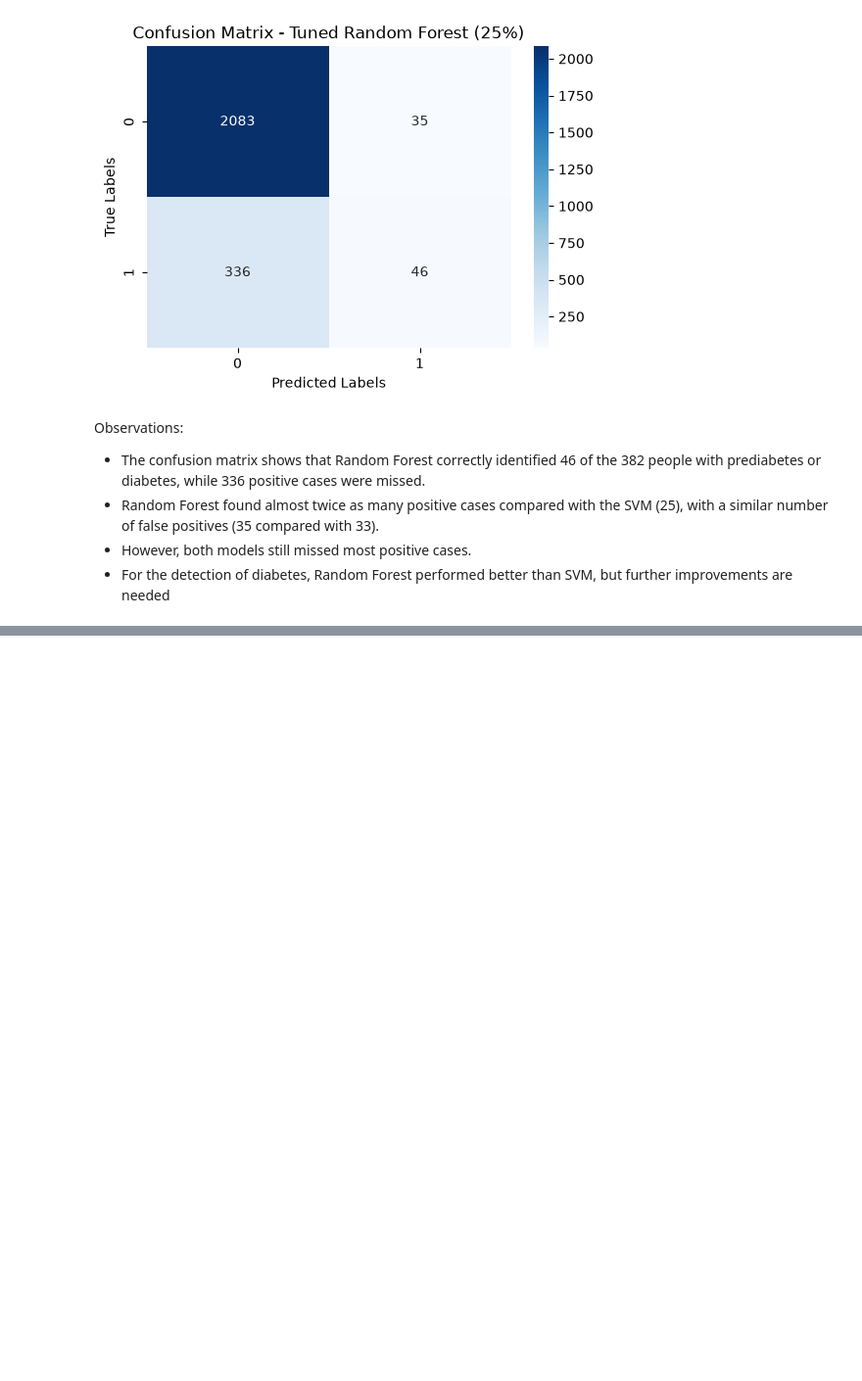
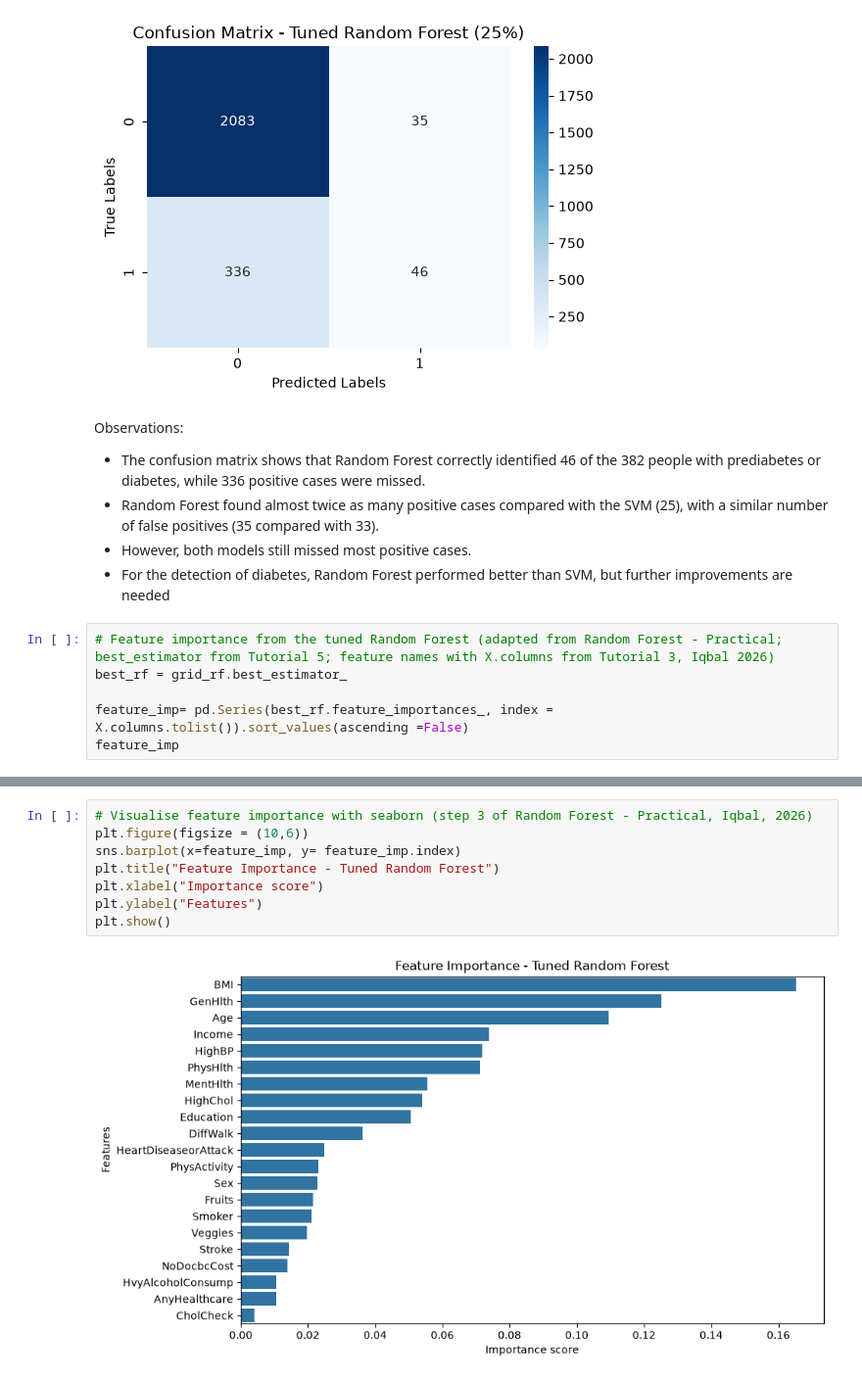
Before and after one commit to ClauVilchis/ClaudiaVilchis_ML_CA1, a Jupyter notebook: ClaudiaVilchis_ML_CA1.ipynb, the cells around one changed output, grey strips where cells are left out. Shown at 98% size. Saved outputs shown, nothing was run; the diff lists cells and outputs as text; blank space fills up the shorter version.

Commit message:
Feature Importance analysis RF
Adding feature importance and bar chart

```diff
--- a/ClaudiaVilchis_ML_CA1.ipynb
+++ b/ClaudiaVilchis_ML_CA1.ipynb
@@ -711,3 +711,9 @@ Observations:
 - Random Forest found almost twice as many positive cases compared with the SVM (25), with a similar number of false positives (35 compared with 33).
 - However, both models still missed most positive cases.
 - For the detection of diabetes, Random Forest performed better than SVM, but further improvements are needed
+# %%
+# Feature importance from the tuned Random Forest (adapted from Random Forest - Practical; best_estimator from Tutorial 5; feature names with X.columns from Tutorial 3, Iqbal 2026)
+best_rf = grid_rf.best_estimator_
+
+feature_imp= pd.Series(best_rf.feature_importances_, index = X.columns.tolist()).sort_values(ascending =False)
+feature_imp
@@ -713,0 +738,10 @@ Observations:
+# %%
+# Visualise feature importance with seaborn (step 3 of Random Forest - Practical, Iqbal, 2026)
+plt.figure(figsize = (10,6))
+sns.barplot(x=feature_imp, y= feature_imp.index)
+plt.title("Feature Importance - Tuned Random Forest")
+plt.xlabel("Importance score")
+plt.ylabel("Features")
+plt.show()
+# %% [output]
+[figure, added]
```
Also changed, not shown: parts of 2 cells of this notebook.
